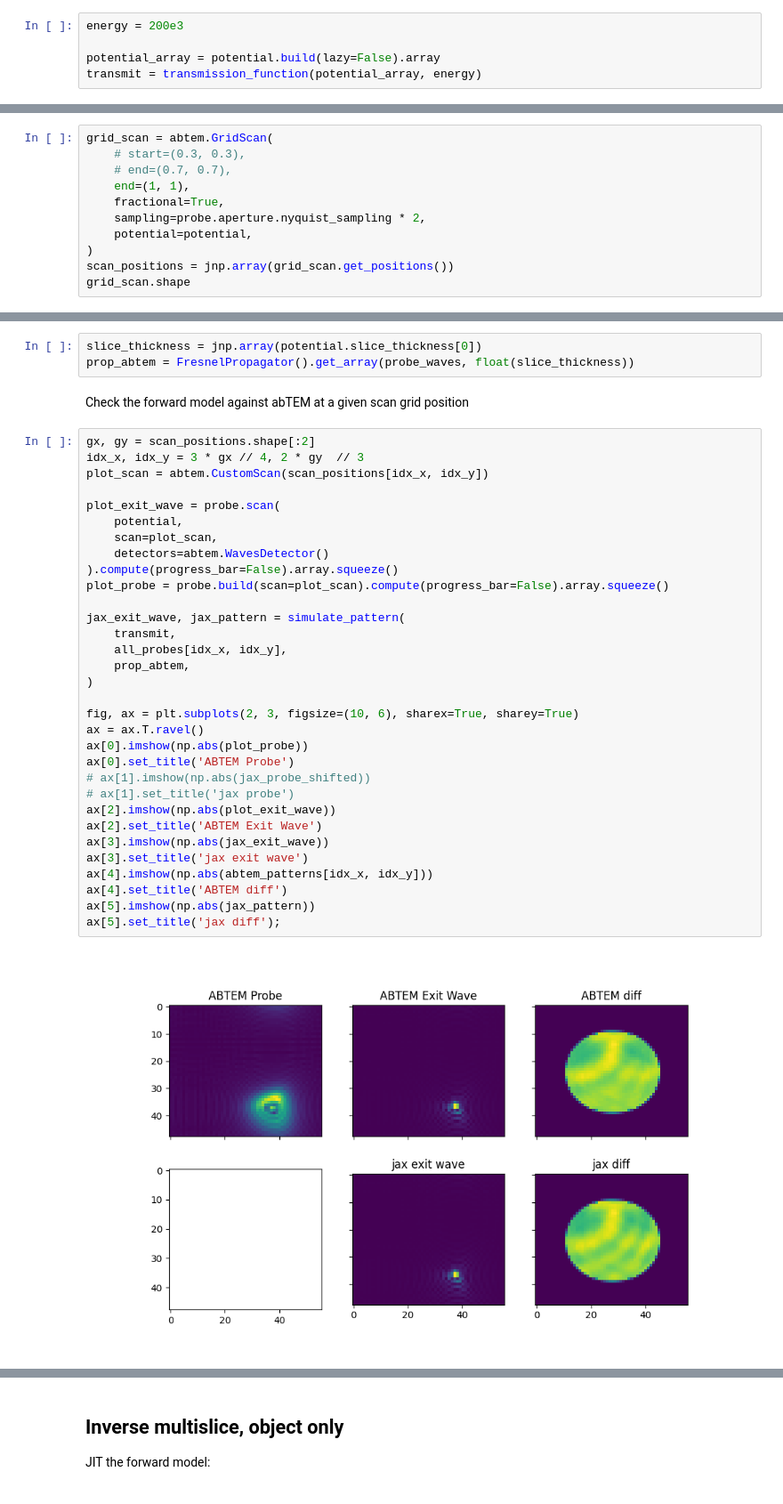
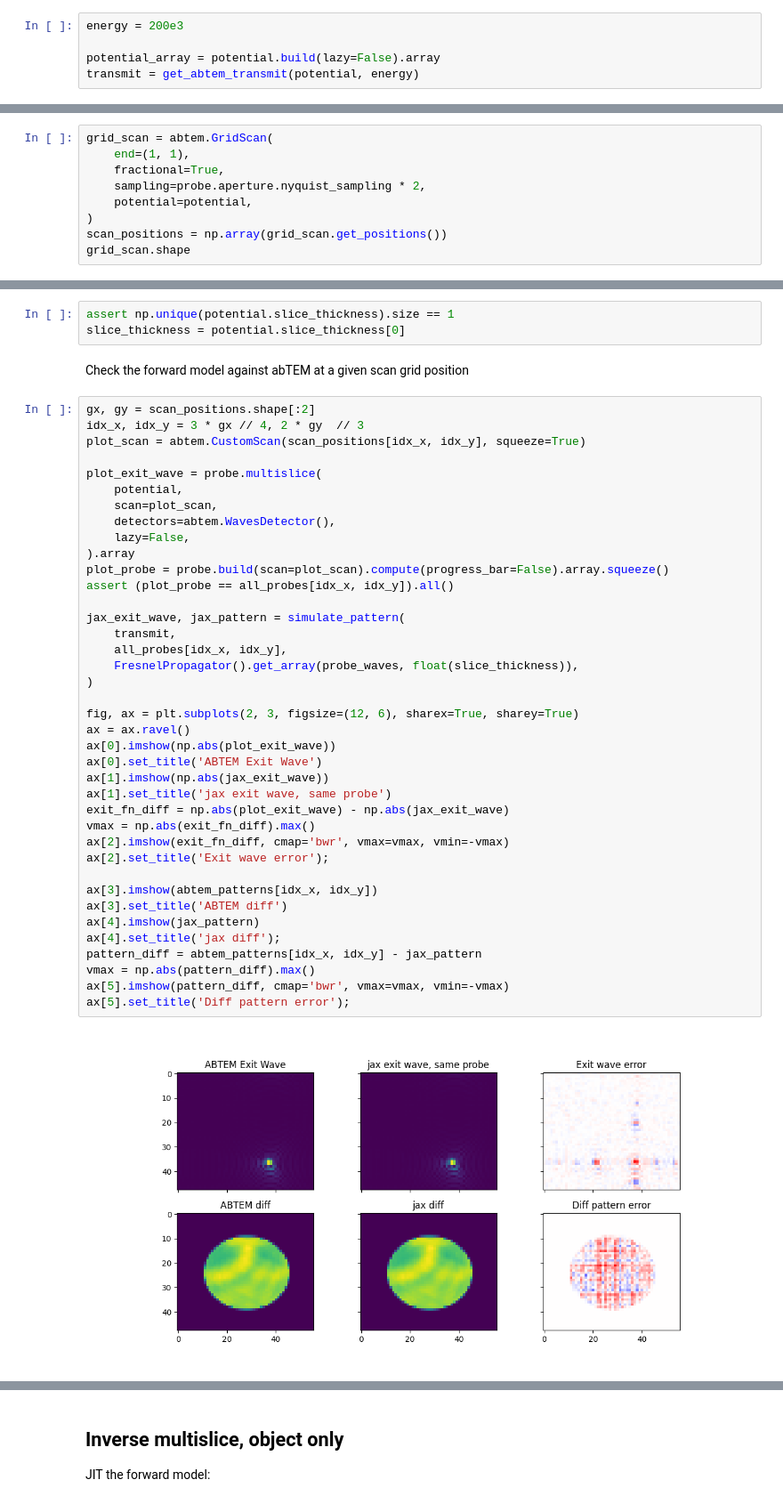
Before and after one commit to METSA-DIADEM/jax-ptychography, a Jupyter notebook: jax_multislice.ipynb, the cells around one changed output, grey strips where cells are left out. Shown at 89% size. Cells and saved outputs as stored; diff of their text form.

Commit message:
Fix abTEM/JAX discrepancy, add start of probe optimisation

```diff
--- a/jax_multislice.ipynb
+++ b/jax_multislice.ipynb
@@ -52,7 +52,7 @@ We can also compute the complex transmission function for the potential
 energy = 200e3
 
 potential_array = potential.build(lazy=False).array
-transmit = transmission_function(potential_array, energy)
+transmit = get_abtem_transmit(potential, energy)
 # %%
 rows = int(np.floor(np.sqrt(len(potential_array))))
 cols = int(np.ceil(np.sqrt(len(potential_array))))
@@ -112,14 +112,12 @@ probe_waves = probe._build_waves(probe)
 ## Scan grid
 # %%
 grid_scan = abtem.GridScan(
-    # start=(0.3, 0.3),
-    # end=(0.7, 0.7),
     end=(1, 1),
     fractional=True,
     sampling=probe.aperture.nyquist_sampling * 2,
     potential=potential,
 )
-scan_positions = jnp.array(grid_scan.get_positions())
+scan_positions = np.array(grid_scan.get_positions())
 grid_scan.shape
 # %% [output]
 (31, 36)
@@ -176,41 +183,48 @@ def simulate_pattern(transmission, probe, prop_kernel):
 # %% [markdown]
 Forward model inputs:
 # %%
-slice_thickness = jnp.array(potential.slice_thickness[0])
-prop_abtem = FresnelPropagator().get_array(probe_waves, float(slice_thickness))
+assert np.unique(potential.slice_thickness).size == 1
+slice_thickness = potential.slice_thickness[0]
 # %% [markdown]
 Check the forward model against abTEM at a given scan grid position
 # %%
 gx, gy = scan_positions.shape[:2]
 idx_x, idx_y = 3 * gx // 4, 2 * gy  // 3
-plot_scan = abtem.CustomScan(scan_positions[idx_x, idx_y])
+plot_scan = abtem.CustomScan(scan_positions[idx_x, idx_y], squeeze=True)
 
-plot_exit_wave = probe.scan(
+plot_exit_wave = probe.multislice(
     potential,
     scan=plot_scan,
-    detectors=abtem.WavesDetector()
-).compute(progress_bar=False).array.squeeze()
+    detectors=abtem.WavesDetector(),
+    lazy=False,
+).array
 plot_probe = probe.build(scan=plot_scan).compute(progress_bar=False).array.squeeze()
+assert (plot_probe == all_probes[idx_x, idx_y]).all()
 
 jax_exit_wave, jax_pattern = simulate_pattern(
     transmit,
     all_probes[idx_x, idx_y],
-    prop_abtem,
+    FresnelPropagator().get_array(probe_waves, float(slice_thickness)),
 )
 
-fig, ax = plt.subplots(2, 3, figsize=(10, 6), sharex=True, sharey=True)
-ax = ax.T.ravel()
-ax[0].imshow(np.abs(plot_probe))
-ax[0].set_title('ABTEM Probe')
-# ax[1].imshow(np.abs(jax_probe_shifted))
-# ax[1].set_title('jax probe')
-ax[2].imshow(np.abs(plot_exit_wave))
-ax[2].set_title('ABTEM Exit Wave')
-ax[3].imshow(np.abs(jax_exit_wave))
-ax[3].set_title('jax exit wave')
-ax[4].imshow(np.abs(abtem_patterns[idx_x, idx_y]))
-ax[4].set_title('ABTEM diff')
-ax[5].imshow(np.abs(jax_pattern))
-ax[5].set_title('jax diff');
+fig, ax = plt.subplots(2, 3, figsize=(12, 6), sharex=True, sharey=True)
+ax = ax.ravel()
+ax[0].imshow(np.abs(plot_exit_wave))
+ax[0].set_title('ABTEM Exit Wave')
+ax[1].imshow(np.abs(jax_exit_wave))
+ax[1].set_title('jax exit wave, same probe')
+exit_fn_diff = np.abs(plot_exit_wave) - np.abs(jax_exit_wave)
+vmax = np.abs(exit_fn_diff).max()
+ax[2].imshow(exit_fn_diff, cmap='bwr', vmax=vmax, vmin=-vmax)
+ax[2].set_title('Exit wave error');
+
+ax[3].imshow(abtem_patterns[idx_x, idx_y])
+ax[3].set_title('ABTEM diff')
+ax[4].imshow(jax_pattern)
+ax[4].set_title('jax diff');
+pattern_diff = abtem_patterns[idx_x, idx_y] - jax_pattern
+vmax = np.abs(pattern_diff).max()
+ax[5].imshow(pattern_diff, cmap='bwr', vmax=vmax, vmin=-vmax)
+ax[5].set_title('Diff pattern error');
 # %% [output]
-[figure, old version]
+[figure, new version]
```
Also changed, not shown: parts of 24 cells of this notebook, 1 other file.
